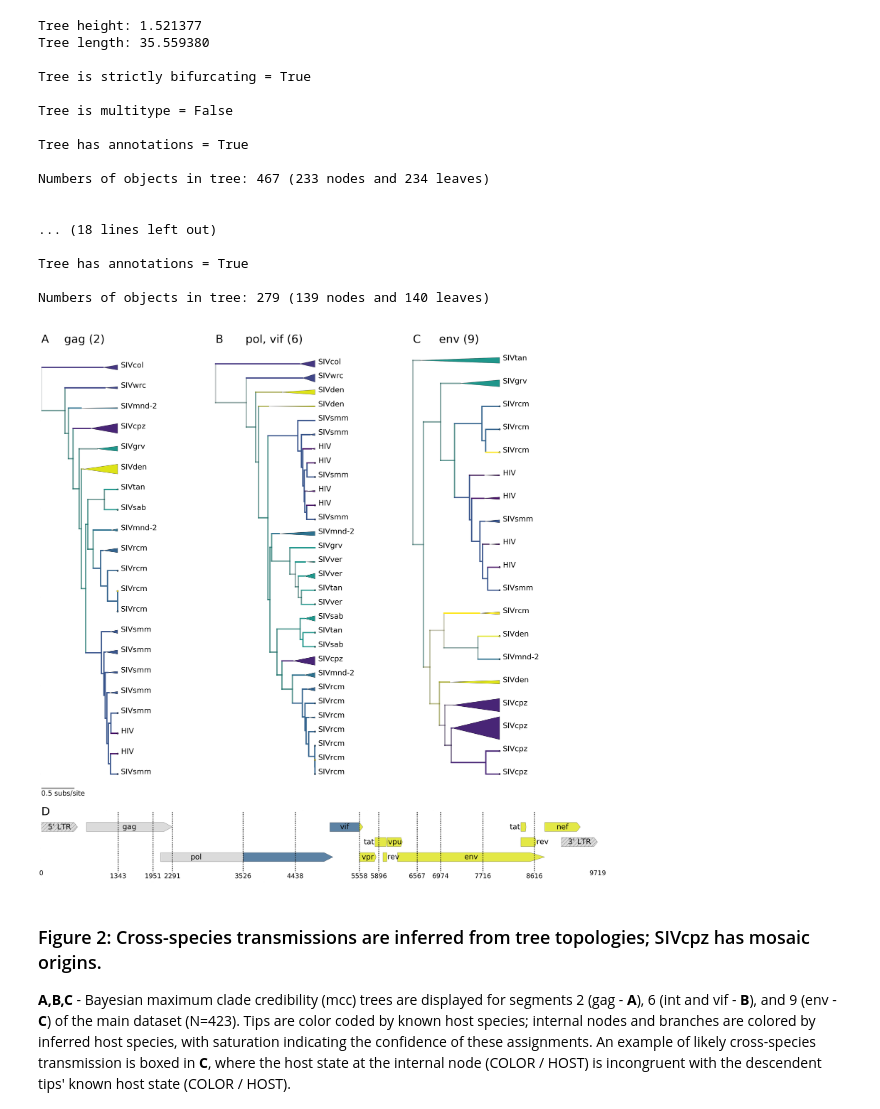
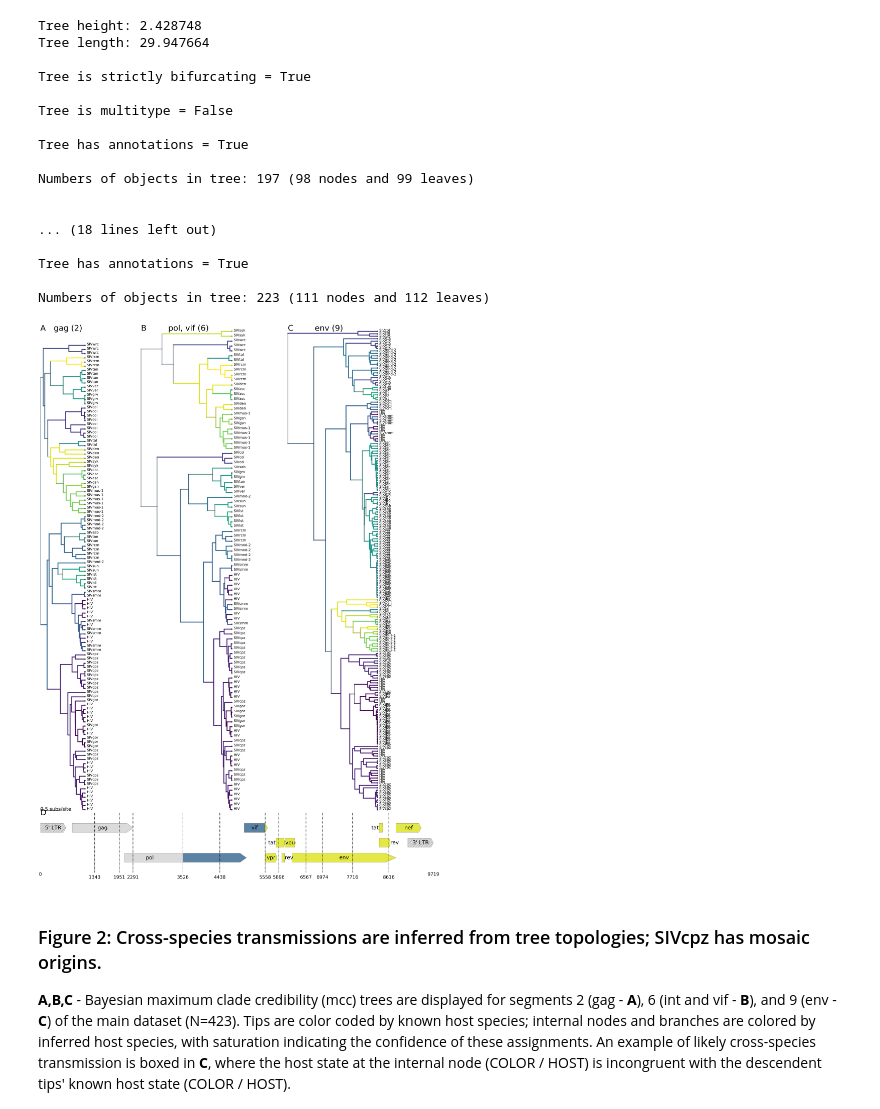
Before and after one commit to blab/siv-cst, a Jupyter notebook: figures/trees_cpz/trees_cpz.ipynb, the cells around one changed output. Saved outputs shown, nothing was run; the diff lists cells and outputs as text; code cells hidden in the pictures.

Commit message:
Add new trees, expand clades for clarity.

```diff
--- a/figures/trees_cpz/trees_cpz.ipynb
+++ b/figures/trees_cpz/trees_cpz.ipynb
@@ -9,9 +9,9 @@ import pickle
 import numpy as np
 import random
 # %%
-trees = {  'pol, vif (6)': bt.loadNexus('./hostMatrix_6_2016-03-21.mcc', absoluteTime=False),
-            'env (9)': bt.loadNexus('./hostMatrix_9_2016-03-21.mcc', absoluteTime=False),
-            'gag (2)': bt.loadNexus('./hostMatrix_2_2016-03-21.mcc', absoluteTime=False)}
+trees = {  'pol, vif (6)': bt.loadNexus('/Users/Sidney/Dropbox/siv-manuscript/beast/main/discreteTraits/trees/discreteTraits_5_2016-10-25.mcc', absoluteTime=False),
+            'env (9)': bt.loadNexus('/Users/Sidney/Dropbox/siv-manuscript/beast/main/discreteTraits/trees/discreteTraits_8_2016-10-25.mcc', absoluteTime=False),
+            'gag (2)': bt.loadNexus('/Users/Sidney/Dropbox/siv-manuscript/beast/main/discreteTraits/trees/discreteTraits_1_2016-10-25.mcc', absoluteTime=False)}
 
 common_names = pickle.load(open('/Users/Sidney/Dropbox/siv/figures/common_names.p', 'rb'))
 sizes = pickle.load(open('/Users/Sidney/Dropbox/siv/figures/sizes.p', 'rb'))
@@ -33,21 +33,21 @@ def strainName(taxaName):
     else:
         return 'SIV'+taxaName.split('|')[4].lower()
 
-for gene, tree in trees.items():
-    for n in sorted(tree.nodes,key=lambda x: -x.height):
-        if n.parent.index =='Root' or is_monophyletic(n.parent, 'host'):
-            continue
-        elif is_monophyletic(n, 'host'):
-            try:
-                strain = strainName( [ k.name for k in n.children if isinstance(k, bt.leaf) ][0] )
-                new_name = '%s_%d'%(strain, random.randint(500,1000))
-            except:
-                new_name = '%d'%(random.randint(500,1000))
-            tree.collapse(n, new_name)
-    tree.drawTree()
+# for gene, tree in trees.items():
+#     for n in sorted(tree.nodes,key=lambda x: -x.height):
+#         if n.parent.index =='Root' or is_monophyletic(n.parent, 'host'):
+#             continue
+#         elif is_monophyletic(n, 'host'):
+#             try:
+#                 strain = strainName( [ k.name for k in n.children if isinstance(k, bt.leaf) ][0] )
+#                 new_name = '%s_%d'%(strain, random.randint(500,1000))
+#             except:
+#                 new_name = '%d'%(random.randint(500,1000))
+#             tree.collapse(n, new_name)
+#     tree.drawTree()
 # %% [output]
-Tree height: 1.521377
-Tree length: 35.559380
+Tree height: 2.428748
+Tree length: 29.947664
 
 Tree is strictly bifurcating = True
 
@@ -55,14 +55,14 @@ Tree is multitype = False
 
 Tree has annotations = True
 
-Numbers of objects in tree: 467 (233 nodes and 234 leaves)
+Numbers of objects in tree: 197 (98 nodes and 99 leaves)
 
 
 ... (18 lines left out)
 
 Tree has annotations = True
 
-Numbers of objects in tree: 279 (139 nodes and 140 leaves)
+Numbers of objects in tree: 223 (111 nodes and 112 leaves)
 # %%
 CDS = {'vpu': [6045, 6310, 2],
        'tat_1': [5831,6045,2],
@@ -100,7 +100,7 @@ def desaturate(color, s): # Adjust (R,G,B,A) tuple by saturation proportion s
 ## Plot genome map & breakpoints
 ##########
 
-fig, (tr_ax, genome) = plt.subplots(2, figsize=(50,50), gridspec_kw = {'height_ratios':[7, 1]}) #sharex=True)
+fig, (tr_ax, genome) = plt.subplots(2, figsize=(50,70), gridspec_kw = {'height_ratios':[7, 1]}) #sharex=True)
 
 genomeL=9719.0
 
@@ -150,14 +150,15 @@ cumulative_displace=0 ## this tracks the "current" x position, so trees are plot
 branchWidth=8 ## increase branch width, since trees will be smaller
 
 tree_names=['gag (2)', 'pol, vif (6)', 'env (9)'] ## define order in which dict will be accessed
-maxW = []
-for t in trees.values():
-    maxW += [ k.width for k in t.Objects if isinstance(k,bt.clade) ]
-maxW = float(max(maxW))
+maxW = 0.0
+# maxW = []
+# for t in trees.values():
+#     maxW += [ k.width for k in t.Objects if isinstance(k,bt.clade) ]
+# maxW = float(max(maxW))
 maxX,maxY = 0.0, 0.0
 label_x = {}
 
-y_scale_factors = {0:1.15, 1:0.80, 2:1.3}
+y_scale_factors = {0:6.0, 1:7.0, 2:3.5}
 
 for t,tr in enumerate(tree_names): ## iterate over trees
     cur_tree=trees[tr] ## fetch tree object
@@ -192,13 +193,13 @@ for t,tr in enumerate(tree_names): ## iterate over trees
 
                 points = [[left, y], [right,y+0.5*width], [right,y-0.5*width]]
                 tr_ax.add_patch(plt.Polygon(points, facecolor=c, zorder=8, edgecolor=None) )
-                tr_ax.text(cur_tree.treeHeight+cumulative_displace+0.05,y,label, size=48)
+                tr_ax.text(cur_tree.treeHeight+cumulative_displace+0.05,y,label, size=32)
 
 
             else:
                 tr_ax.scatter(x,y,s=s,facecolor=c,edgecolor='none',zorder=11) ## plot circle for every tip
                 tr_ax.scatter(x,y,s=s+0.7*s,facecolor='k',edgecolor='none',zorder=10) ## plot black circle underneath
-                tr_ax.text(cur_tree.treeHeight+cumulative_displace+0.05,y,label, size=48)
+                tr_ax.text(cur_tree.treeHeight+cumulative_displace+0.05,y,label, size=32)
 
         elif isinstance(k,bt.node): ## if node...
             tr_ax.plot([x,x],[k.children[-1].y*syf,k.children[0].y*syf],lw=branchWidth,color=c_desat,ls='-',zorder=9) ## plot vertical bar
@@ -216,34 +217,34 @@ for subfig,label in zip(subfigs,tree_names):
     tr_ax.text(label_x[label][0], maxY+1, subfig, fontsize=72)
 
 genome.text(0.0, 1.0, 'D', fontsize=72, ha='left', va='center')
 
 tr_ax.set_ylim(-2.0,maxY+2.0) ## set y limits
 tr_ax.set_xlim(0.0, maxX+1.5)
 
 tr_ax.spines['top'].set_visible(False)
 tr_ax.spines['right'].set_visible(False)
 tr_ax.spines['left'].set_visible(False)
 tr_ax.spines['bottom'].set_visible(False)
 
 tr_ax.tick_params(axis='x',labelsize=0,size=0)
 tr_ax.tick_params(axis='y',labelsize=0,size=0)
 
 genome.set_ylim(-0.15, 1.0) ## set y limits
 genome.set_xlim(0.0, 1.0)
 
 genome.spines['top'].set_visible(False)
 genome.spines['right'].set_visible(False)
 genome.spines['left'].set_visible(False)
 genome.spines['bottom'].set_visible(False)
 
 genome.tick_params(axis='x',labelsize=0,size=0)
 genome.tick_params(axis='y',labelsize=0,size=0)
 
 plt.tight_layout()
 # plt.save
 plt.show()
 # %% [output]
-[figure, old version]
+[figure, new version]
 # %% [markdown]
 ### Figure 2: Cross-species transmissions are inferred from tree topologies; SIVcpz has mosaic origins.
 
```
